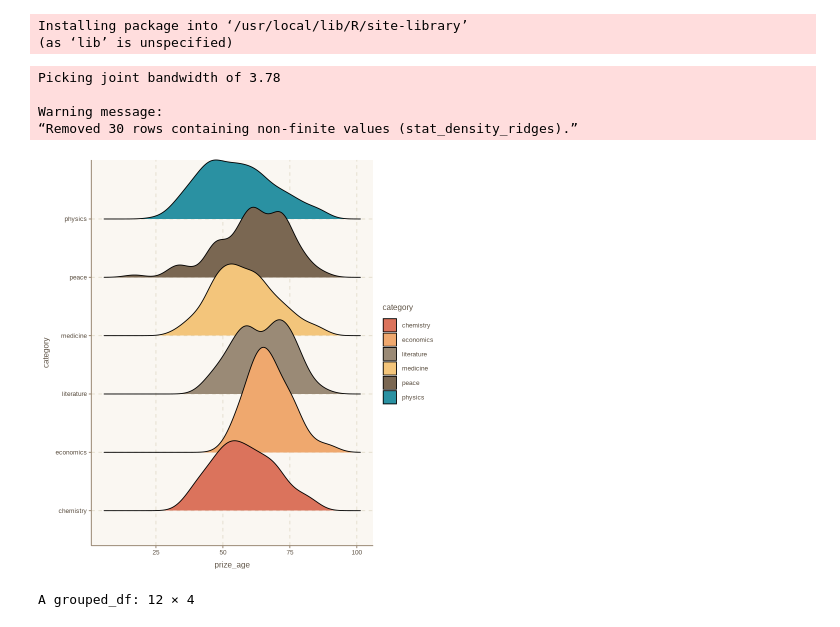
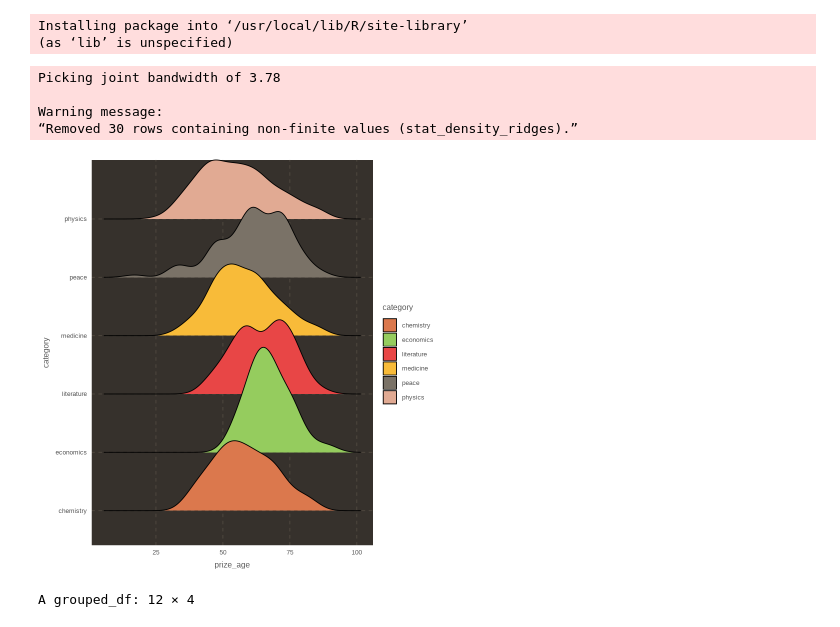
Before and after one commit to acqxi/bigdata, a Jupyter notebook: 1119.ipynb, the cells around one changed output. Drawn from its saved outputs; the diff is of its cells as text; code cells hidden in the pictures.

```diff
--- a/1119.ipynb
+++ b/1119.ipynb
@@ -297,19 +297,20 @@ library(ggridges)
 Installing package into ‘/usr/local/lib/R/site-library’
 (as ‘lib’ is unspecified)
 # %%
+ggthemr("earth")
 nobel_winners %>%
   ggplot(aes(
     x = prize_age,
     y = category,
     fill = category
   )) +
   geom_density_ridges()
 # %% [output]
 Picking joint bandwidth of 3.78
 
 Warning message:
 “Removed 30 rows containing non-finite values (stat_density_ridges).”
-[figure, old version]
+[figure, new version]
 # %%
 nobel_winners %>%
   dplyr::filter(laureate_type == "individual") %>%
```
Also changed, not shown: parts of 3 cells of this notebook.
